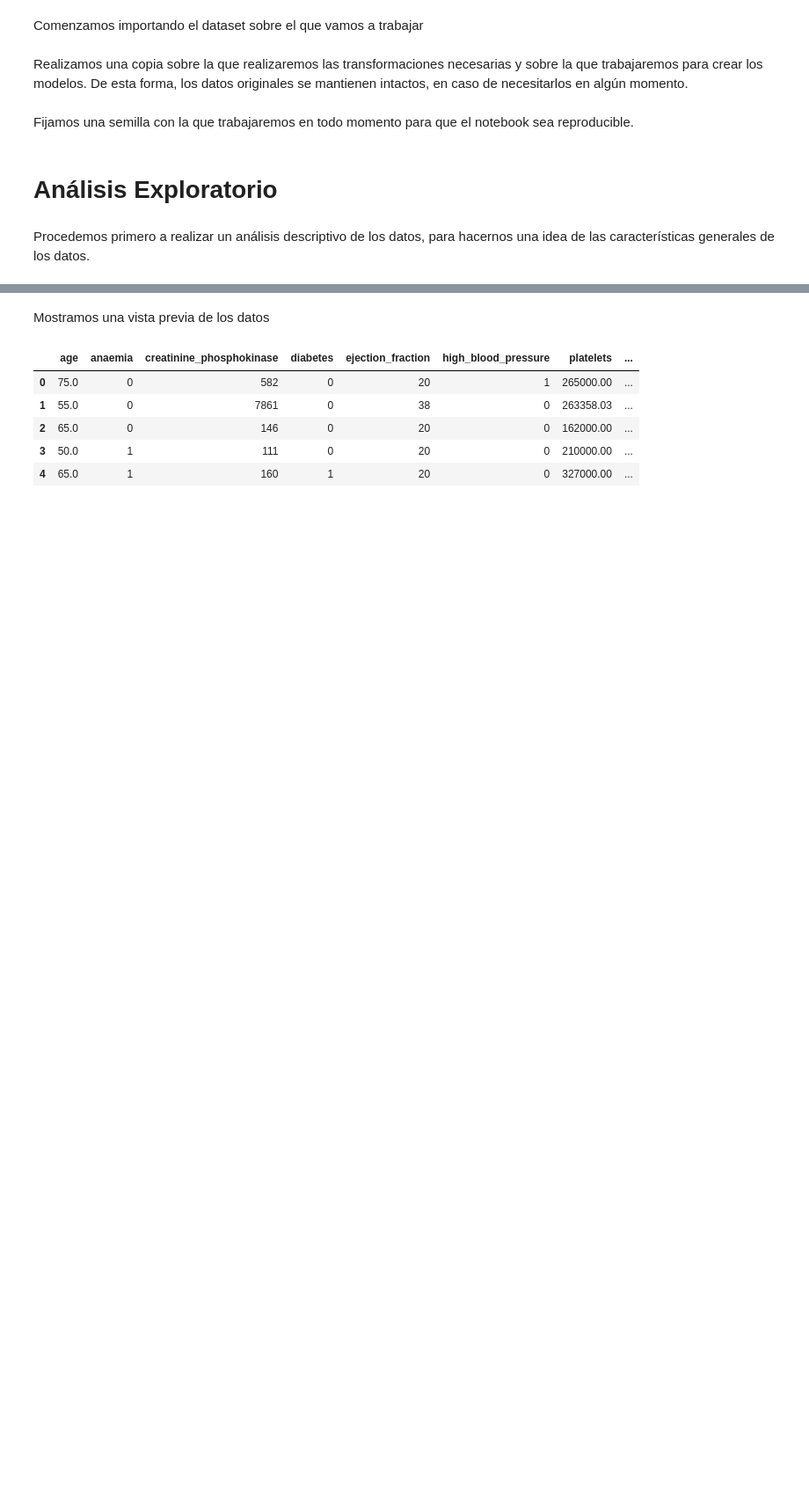
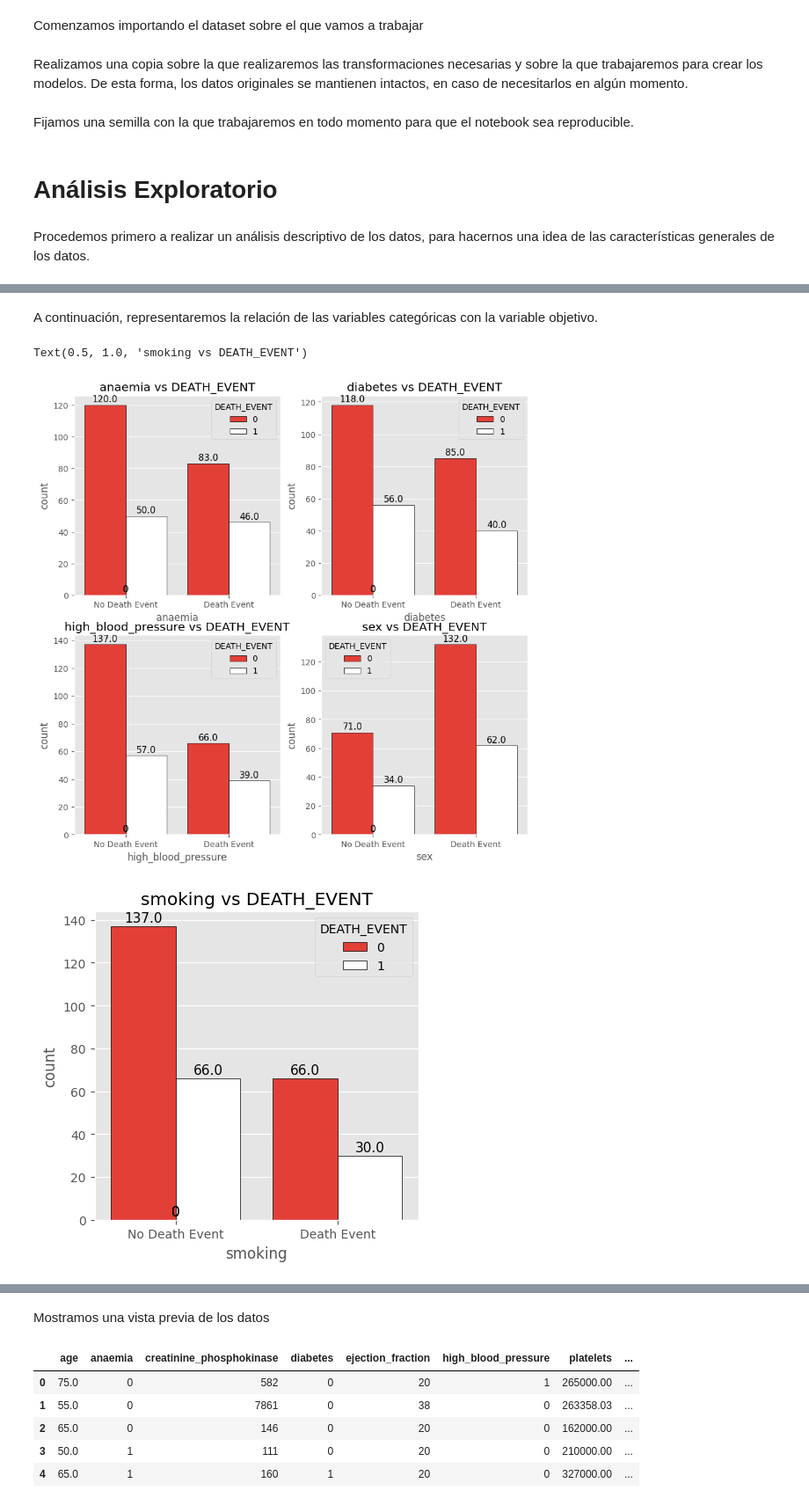
Before and after one commit to Pablogv00/TFM-PGV-Heart-Data, a Jupyter notebook: tfm.ipynb, the cells around one changed output, grey strips where cells are left out. Shown at 88% size. Drawn from its saved outputs; the diff is of its cells as text; code cells hidden in the pictures; blank space fills up the shorter version.

```diff
--- a/tfm.ipynb
+++ b/tfm.ipynb
@@ -101,0 +116,28 @@ Generación de matriz de correlación
+# %% [markdown]
+A continuación, representaremos la relación de las variables categóricas con la variable objetivo.
+# %%
+colors = ['#FE251B','#FFFFFF']
+
+categorical_cols = ['anaemia', 'diabetes', 'high_blood_pressure', 'sex', 'smoking', 'DEATH_EVENT']
+
+fig = plt.subplots(nrows = 2,ncols = 2,figsize = (10,9.75))
+for i in range(len(categorical_cols) - 2):
+    plt.subplot(2,2,i+1)
+    ax = sns.countplot(x=categorical_cols[i], data=df, hue="DEATH_EVENT", palette=colors, edgecolor='black')
+    for rect in ax.patches:
+        ax.text(rect.get_x() + rect.get_width() / 2, rect.get_height() + 2, rect.get_height(), horizontalalignment='center', fontsize = 11)
+    ax.set_xticklabels(['No Death Event','Death Event'])
+    title = categorical_cols[i] + ' vs DEATH_EVENT'
+    plt.title(title)
+
+plt.figure(figsize = (4.75,4.55))
+ax = sns.countplot(x=categorical_cols[-2], data=df, hue="DEATH_EVENT",palette=colors, edgecolor='black')
+for rect in ax.patches:
+    ax.text(rect.get_x() + rect.get_width() / 2, rect.get_height() + 2, rect.get_height(), horizontalalignment='center', fontsize = 11)
+ax.set_xticklabels(['No Death Event','Death Event'])
+title = categorical_cols[-2] + ' vs DEATH_EVENT'
+plt.title(title)
+# %% [output]
+Text(0.5, 1.0, 'smoking vs DEATH_EVENT')
+[figure, added]
+[figure, added]
```
Also changed, not shown: parts of 22 cells of this notebook.
